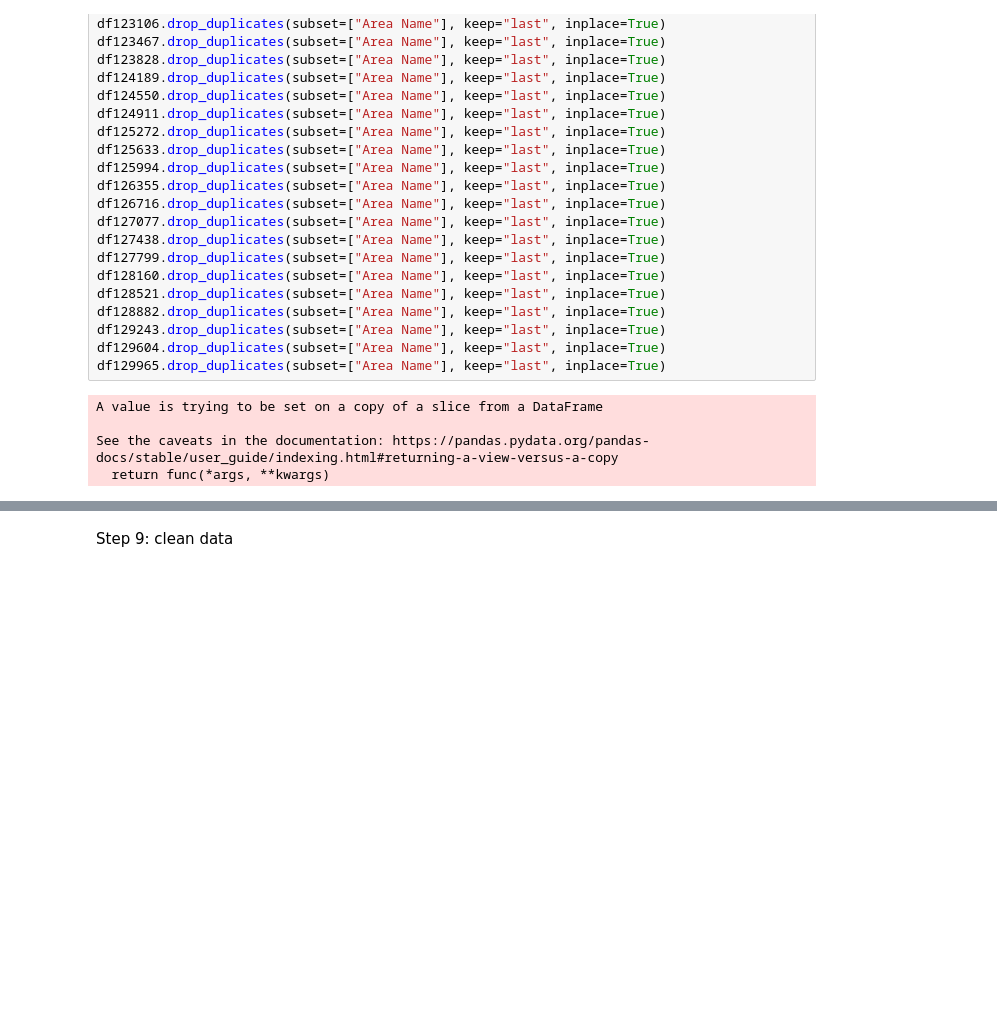
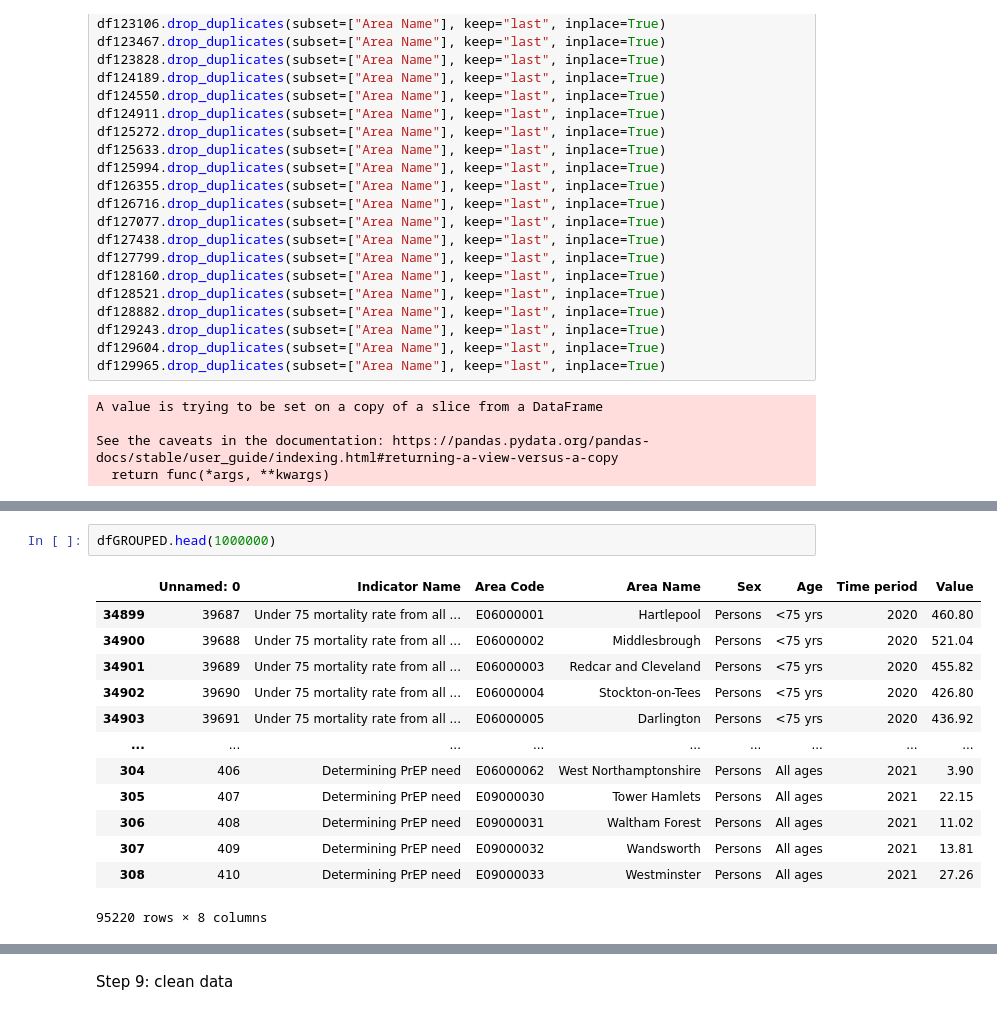
Before and after one commit to jesme00/jesme00.github.io, a Jupyter notebook: CleanandMergeHealthIndicatorData.ipynb, the cells around one changed output, grey strips where cells are left out. Saved outputs shown, nothing was run; the diff lists cells and outputs as text; blank space fills up the shorter version.

```diff
--- a/CleanandMergeHealthIndicatorData.ipynb
+++ b/CleanandMergeHealthIndicatorData.ipynb
@@ -2994,0 +3110,16 @@ df129965.head(1000)
+# %%
+dfGROUPED.head(1000000)
+# %% [output]
+|  | Unnamed: 0 | Indicator Name | Area Code | Area Name | Sex | Age | Time period | Value |
+| 34899 | 39687 | Under 75 mortality rate from all ... | E06000001 | Hartlepool | Persons | <75 yrs | 2020 | 460.80 |
+| 34900 | 39688 | Under 75 mortality rate from all ... | E06000002 | Middlesbrough | Persons | <75 yrs | 2020 | 521.04 |
+| 34901 | 39689 | Under 75 mortality rate from all ... | E06000003 | Redcar and Cleveland | Persons | <75 yrs | 2020 | 455.82 |
+| 34902 | 39690 | Under 75 mortality rate from all ... | E06000004 | Stockton-on-Tees | Persons | <75 yrs | 2020 | 426.80 |
+| 34903 | 39691 | Under 75 mortality rate from all ... | E06000005 | Darlington | Persons | <75 yrs | 2020 | 436.92 |
+| ... | ... | ... | ... | ... | ... | ... | ... | ... |
+| 304 | 406 | Determining PrEP need | E06000062 | West Northamptonshire | Persons | All ages | 2021 | 3.90 |
+| 305 | 407 | Determining PrEP need | E09000030 | Tower Hamlets | Persons | All ages | 2021 | 22.15 |
+| 306 | 408 | Determining PrEP need | E09000031 | Waltham Forest | Persons | All ages | 2021 | 11.02 |
+| 307 | 409 | Determining PrEP need | E09000032 | Wandsworth | Persons | All ages | 2021 | 13.81 |
+| 308 | 410 | Determining PrEP need | E09000033 | Westminster | Persons | All ages | 2021 | 27.26 |
+95220 rows × 8 columns
```
Also changed, not shown: parts of 44 cells of this notebook.
